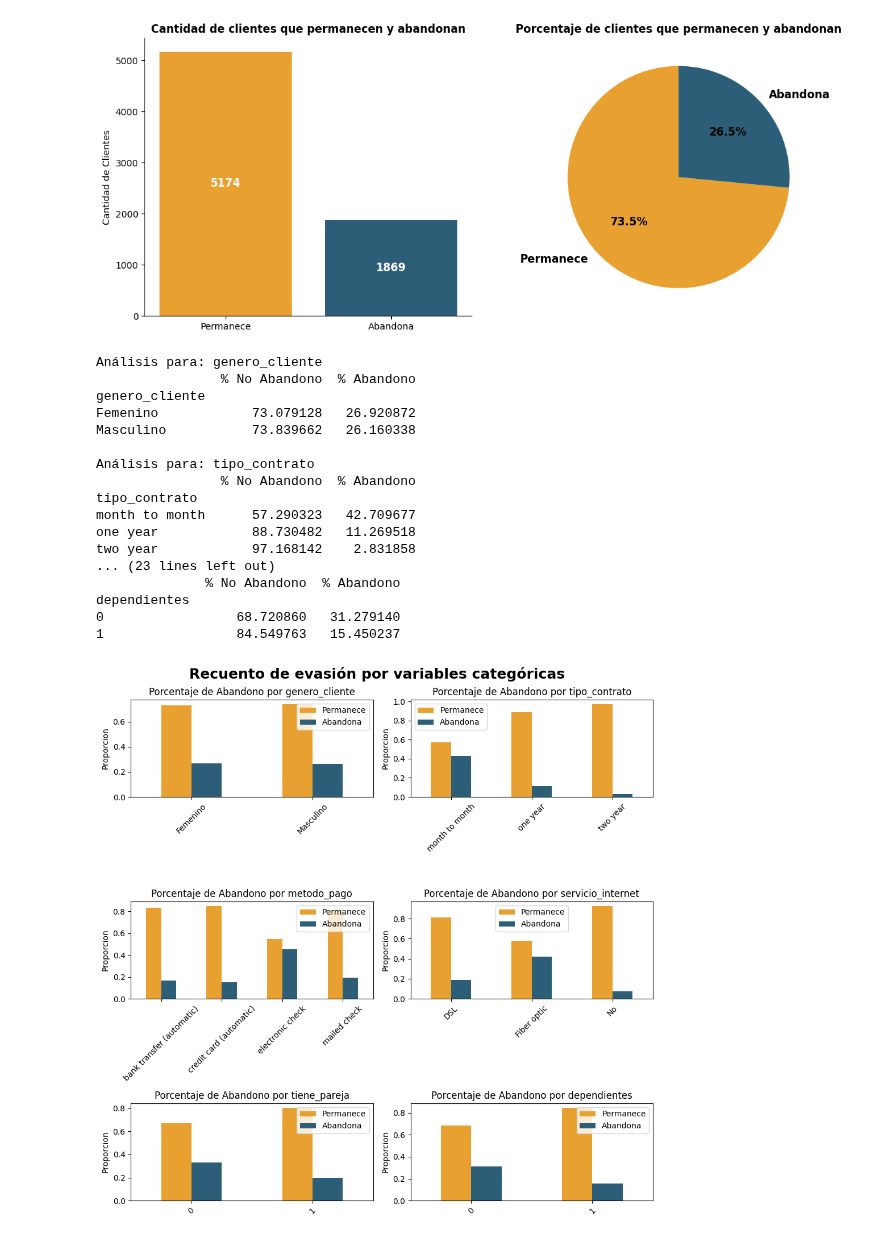
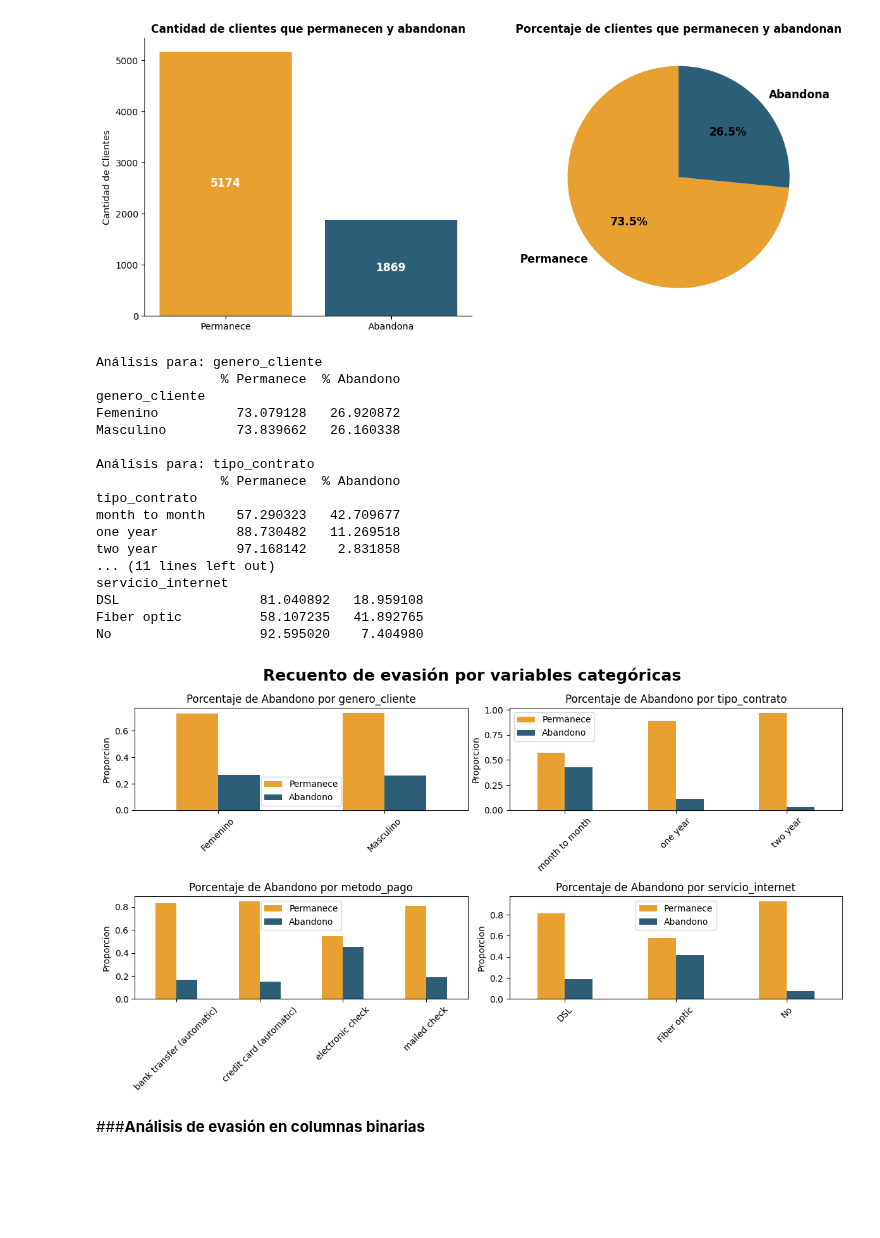
Before and after one commit to Nataliahfk/Telecom-X_-segundo-challenge, a Jupyter notebook: Telecom_X_Clallenge_Latam.ipynb, the cells around one changed output. Cells and saved outputs as stored; diff of their text form; code cells hidden in the pictures; blank space fills up the shorter version.

```diff
--- a/Telecom_X_Clallenge_Latam.ipynb
+++ b/Telecom_X_Clallenge_Latam.ipynb
@@ -685,13 +685,13 @@ plt.show()
 # Función para ver distribución de abandono por cada categoría
 def evasion_por_categoria(df, columna):
     tabla = pd.crosstab(df_normalizado[columna], df_normalizado['abandono'], normalize='index') * 100
-    tabla.columns = ['% No Abandono', '% Abandono']
+    tabla.columns = ['% Permanece', '% Abandono']
     print(f'\nAnálisis para: {columna}')
     print(tabla)
     return tabla
 
 # Variables categóricas a analizar
-categoricas = ['genero_cliente', 'tipo_contrato', 'metodo_pago', 'servicio_internet','tiene_pareja', 'dependientes']
+categoricas = ['genero_cliente', 'tipo_contrato', 'metodo_pago', 'servicio_internet']
 
 # Aplicar análisis
 resultados = {}
@@ -699,44 +699,46 @@ for cat in categoricas:
     resultados[cat] = evasion_por_categoria(df_normalizado, cat)
 # %% [output]
 Análisis para: genero_cliente
-                % No Abandono  % Abandono
+                % Permanece  % Abandono
 genero_cliente
-Femenino            73.079128   26.920872
-Masculino           73.839662   26.160338
+Femenino          73.079128   26.920872
+Masculino         73.839662   26.160338
 
 Análisis para: tipo_contrato
-                % No Abandono  % Abandono
+                % Permanece  % Abandono
 tipo_contrato
-month to month      57.290323   42.709677
-one year            88.730482   11.269518
-two year            97.168142    2.831858
-... (23 lines left out)
-              % No Abandono  % Abandono
-dependientes
-0                 68.720860   31.279140
-1                 84.549763   15.450237
+month to month    57.290323   42.709677
+one year          88.730482   11.269518
+two year          97.168142    2.831858
+... (11 lines left out)
+servicio_internet
+DSL                  81.040892   18.959108
+Fiber optic          58.107235   41.892765
+No                   92.595020    7.404980
 # %%
 # 2 gráficos por fila
-fig, axs = plt.subplots(nrows=(len(categoricas) + 1) // 2, ncols=2, figsize=(10, 10))
+fig, axs = plt.subplots(nrows=(len(categoricas) + 1) // 2, ncols=2, figsize=(12,7))
 axs = axs.flatten()
 colors = ['#E8A031', '#2C5F77']
 
 # Crear cada gráfico en su subplot
 for i, cat in enumerate(categoricas):
     tabla = pd.crosstab(df_normalizado[cat], df_normalizado['abandono'], normalize='index')
     tabla.plot(kind='bar', ax=axs[i], color=colors)
 
     axs[i].set_title(f'Porcentaje de Abandono por {cat}')
     axs[i].set_xlabel('')
     axs[i].set_ylabel('Proporcion')
     axs[i].legend(title='Abandono')
-    axs[i].legend(['Permanece', 'Abandona'])
+    axs[i].legend(['Permanece', 'Abandono'])
     axs[i].tick_params(axis='x', rotation=45)
 
 
 plt.suptitle('Recuento de evasión por variables categóricas', fontsize=18, weight='bold', ha='center')
 
 plt.tight_layout()
 plt.show()
 # %% [output]
-[figure, old version]
+[figure, new version]
+# %% [markdown]
+###**Análisis de evasión en columnas binarias**
```
Also changed, not shown: parts of 3 cells of this notebook.
